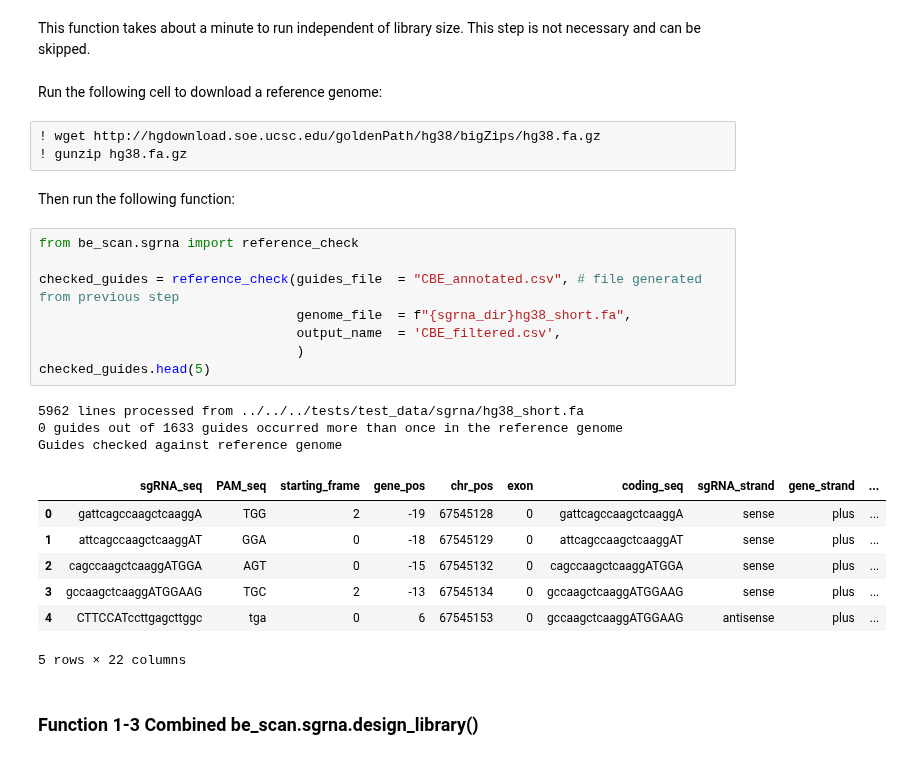
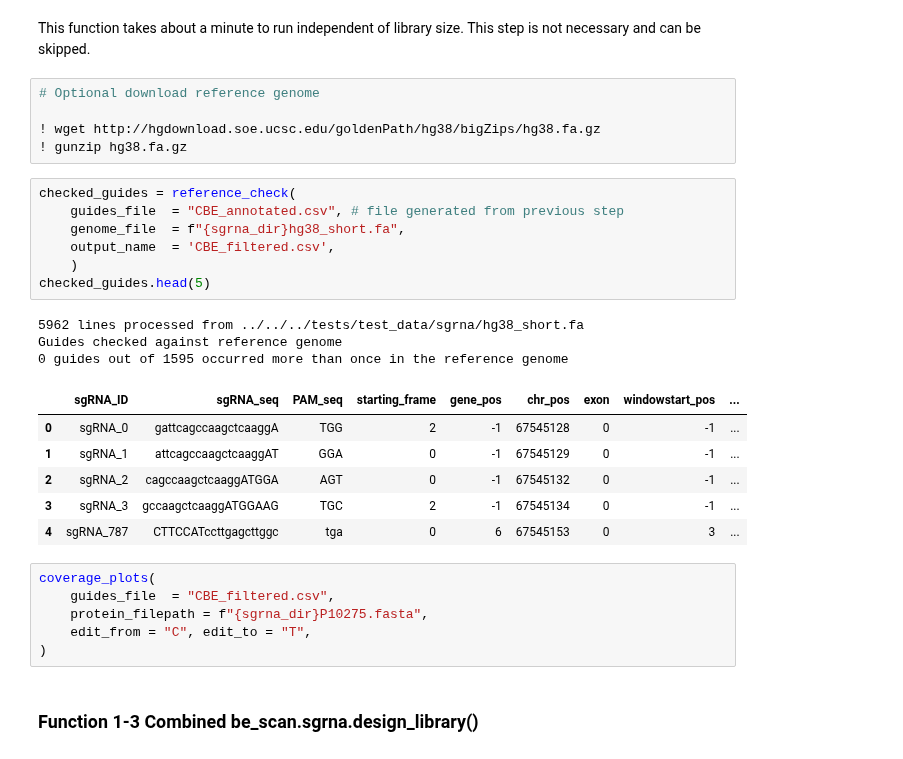
Before and after one commit to liaulab/be-scan, a Jupyter notebook: docs/source/notebooks/tutorial.ipynb, the cells around one changed output. Saved outputs shown, nothing was run; the diff lists cells and outputs as text.

```diff
--- a/docs/source/notebooks/tutorial.ipynb
+++ b/docs/source/notebooks/tutorial.ipynb
@@ -88,32 +81,34 @@ Guides annotated
 # %% [markdown]
 This function takes about a minute to run independent of library size.
 This step is not necessary and can be skipped.
-# %% [markdown]
-Run the following cell to download a reference genome:
 # %%
+# Optional download reference genome
+
 ! wget http://hgdownload.soe.ucsc.edu/goldenPath/hg38/bigZips/hg38.fa.gz
 ! gunzip hg38.fa.gz
-# %% [markdown]
-Then run the following function:
 # %%
-from be_scan.sgrna import reference_check
-
-checked_guides = reference_check(guides_file  = "CBE_annotated.csv", # file generated from previous step
-                                 genome_file  = f"{sgrna_dir}hg38_short.fa",
-                                 output_name  = 'CBE_filtered.csv',
-                                 )
+checked_guides = reference_check(
+    guides_file  = "CBE_annotated.csv", # file generated from previous step
+    genome_file  = f"{sgrna_dir}hg38_short.fa",
+    output_name  = 'CBE_filtered.csv',
+    )
 checked_guides.head(5)
 # %% [output]
 5962 lines processed from ../../../tests/test_data/sgrna/hg38_short.fa
-0 guides out of 1633 guides occurred more than once in the reference genome
 Guides checked against reference genome
+0 guides out of 1595 occurred more than once in the reference genome
-|  | sgRNA_seq | PAM_seq | starting_frame | gene_pos | chr_pos | exon | coding_seq | sgRNA_strand | gene_strand | ... |
-| 0 | gattcagccaagctcaaggA | TGG | 2 | -19 | 67545128 | 0 | gattcagccaagctcaaggA | sense | plus | ... |
-| 1 | attcagccaagctcaaggAT | GGA | 0 | -18 | 67545129 | 0 | attcagccaagctcaaggAT | sense | plus | ... |
-| 2 | cagccaagctcaaggATGGA | AGT | 0 | -15 | 67545132 | 0 | cagccaagctcaaggATGGA | sense | plus | ... |
-| 3 | gccaagctcaaggATGGAAG | TGC | 2 | -13 | 67545134 | 0 | gccaagctcaaggATGGAAG | sense | plus | ... |
-| 4 | CTTCCATccttgagcttggc | tga | 0 | 6 | 67545153 | 0 | gccaagctcaaggATGGAAG | antisense | plus | ... |
+|  | sgRNA_ID | sgRNA_seq | PAM_seq | starting_frame | gene_pos | chr_pos | exon | windowstart_pos | ... |
+| 0 | sgRNA_0 | gattcagccaagctcaaggA | TGG | 2 | -1 | 67545128 | 0 | -1 | ... |
+| 1 | sgRNA_1 | attcagccaagctcaaggAT | GGA | 0 | -1 | 67545129 | 0 | -1 | ... |
+| 2 | sgRNA_2 | cagccaagctcaaggATGGA | AGT | 0 | -1 | 67545132 | 0 | -1 | ... |
+| 3 | sgRNA_3 | gccaagctcaaggATGGAAG | TGC | 2 | -1 | 67545134 | 0 | -1 | ... |
+| 4 | sgRNA_787 | CTTCCATccttgagcttggc | tga | 0 | 6 | 67545153 | 0 | 3 | ... |
-5 rows × 22 columns
+# %%
+coverage_plots(
+    guides_file  = "CBE_filtered.csv",
+    protein_filepath = f"{sgrna_dir}P10275.fasta",
+    edit_from = "C", edit_to = "T",
+)
 # %% [markdown]
 ### Function 1-3 Combined be_scan.sgrna.design_library()
 # %%
```
Also changed, not shown: parts of 6 cells of this notebook, 3 other files.
